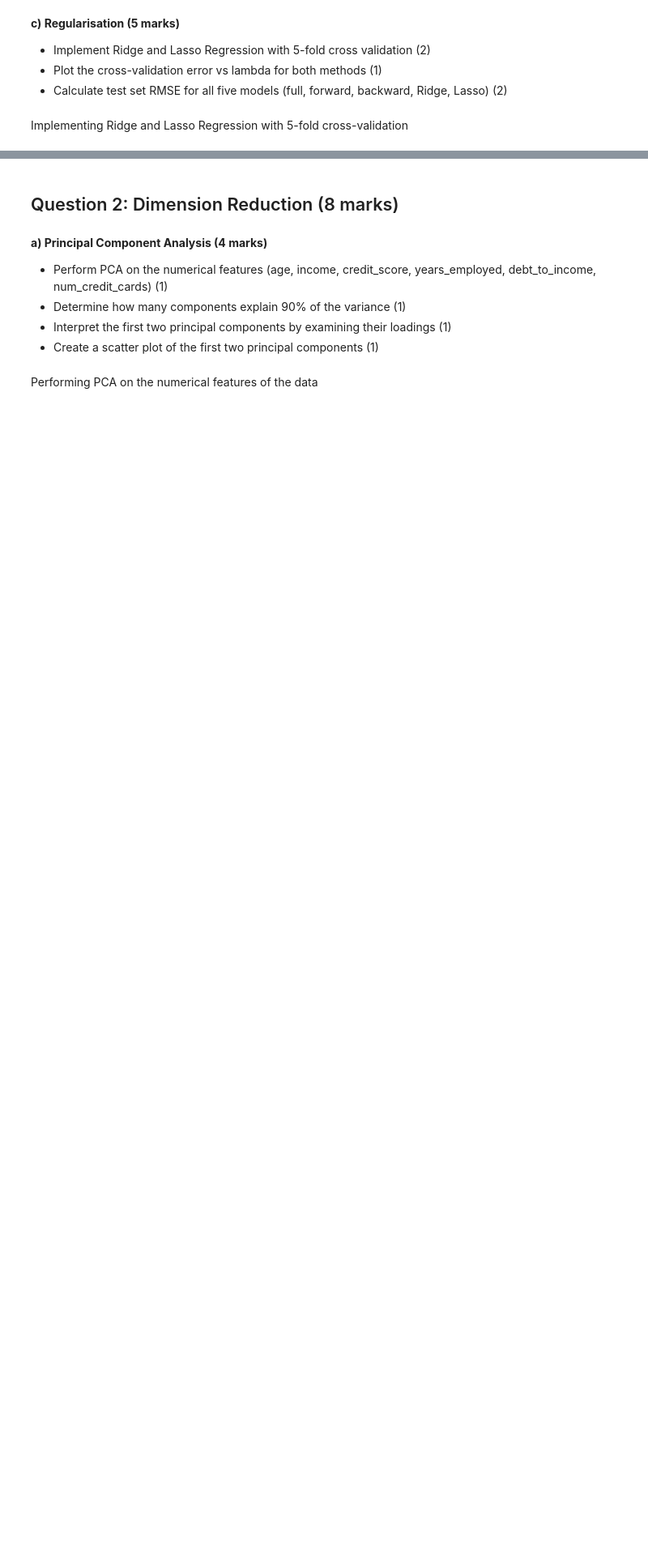
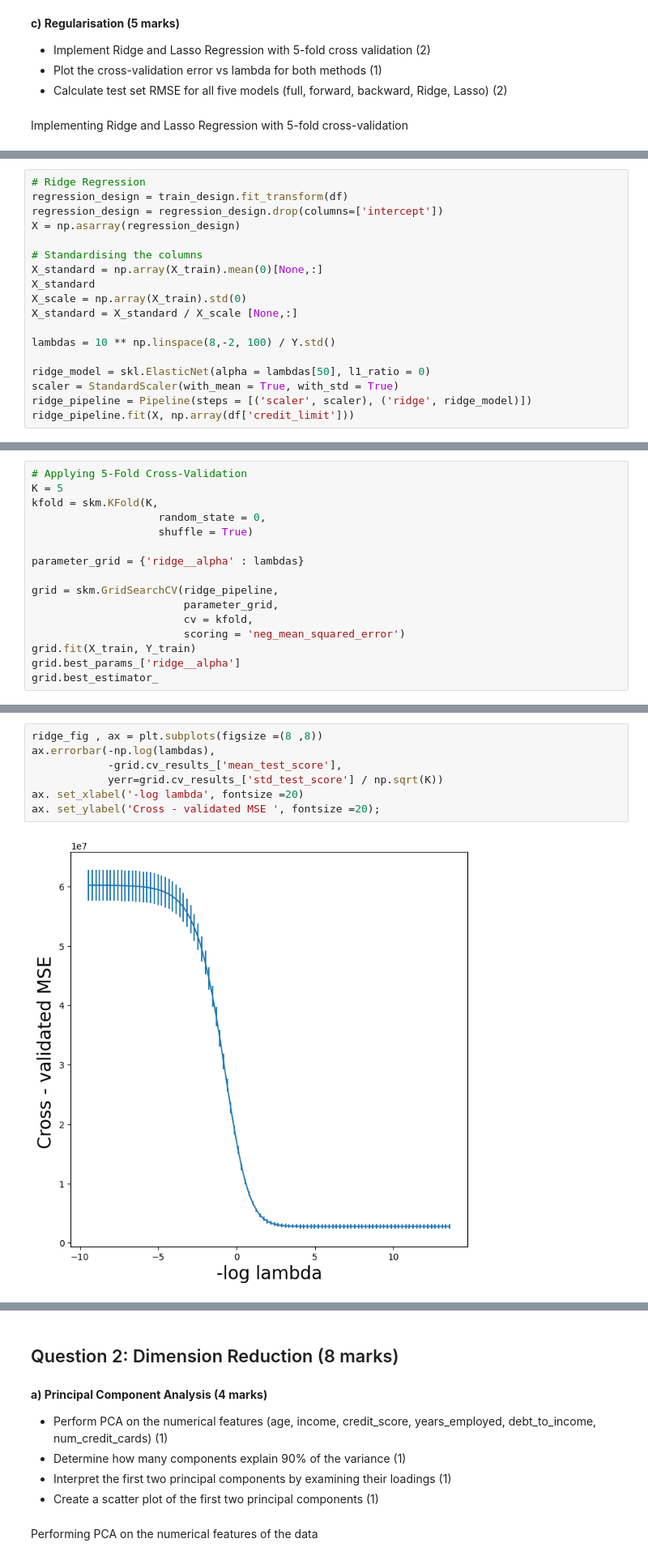
Before and after one commit to aidanlockwood20/MXN442-Codebase, a Jupyter notebook: assignments/assignment_1/assignment_1.ipynb, the cells around one changed output, grey strips where cells are left out. Shown at 81% size. Drawn from its saved outputs; the diff is of its cells as text; blank space fills up the shorter version.

```diff
--- a/assignments/assignment_1/assignment_1.ipynb
+++ b/assignments/assignment_1/assignment_1.ipynb
@@ -370,0 +302,18 @@ np.float64(8059.55926885886)
+# %%
+# Ridge Regression
+regression_design = train_design.fit_transform(df)
+regression_design = regression_design.drop(columns=['intercept'])
+X = np.asarray(regression_design)
+
+# Standardising the columns
+X_standard = np.array(X_train).mean(0)[None,:]
+X_standard
+X_scale = np.array(X_train).std(0)
+X_standard = X_standard / X_scale [None,:]
+
+lambdas = 10 ** np.linspace(8,-2, 100) / Y.std()
+
+ridge_model = skl.ElasticNet(alpha = lambdas[50], l1_ratio = 0)
+scaler = StandardScaler(with_mean = True, with_std = True)
+ridge_pipeline = Pipeline(steps = [('scaler', scaler), ('ridge', ridge_model)])
+ridge_pipeline.fit(X, np.array(df['credit_limit']))
@@ -370,0 +325,16 @@ np.float64(8059.55926885886)
+# %%
+# Applying 5-Fold Cross-Validation
+K = 5
+kfold = skm.KFold(K,
+                    random_state = 0,
+                    shuffle = True)
+
+parameter_grid = {'ridge__alpha' : lambdas}
+
+grid = skm.GridSearchCV(ridge_pipeline,
+                        parameter_grid,
+                        cv = kfold,
+                        scoring = 'neg_mean_squared_error')
+grid.fit(X_train, Y_train)
+grid.best_params_['ridge__alpha']
+grid.best_estimator_
@@ -370,0 +346,9 @@ np.float64(8059.55926885886)
+# %%
+ridge_fig , ax = plt.subplots(figsize =(8 ,8))
+ax.errorbar(-np.log(lambdas),
+            -grid.cv_results_['mean_test_score'],
+            yerr=grid.cv_results_['std_test_score'] / np.sqrt(K))
+ax. set_xlabel('-log lambda', fontsize =20)
+ax. set_ylabel('Cross - validated MSE ', fontsize =20);
+# %% [output]
+[figure, added]
```
Also changed, not shown: parts of 77 cells of this notebook, 5 other files.
